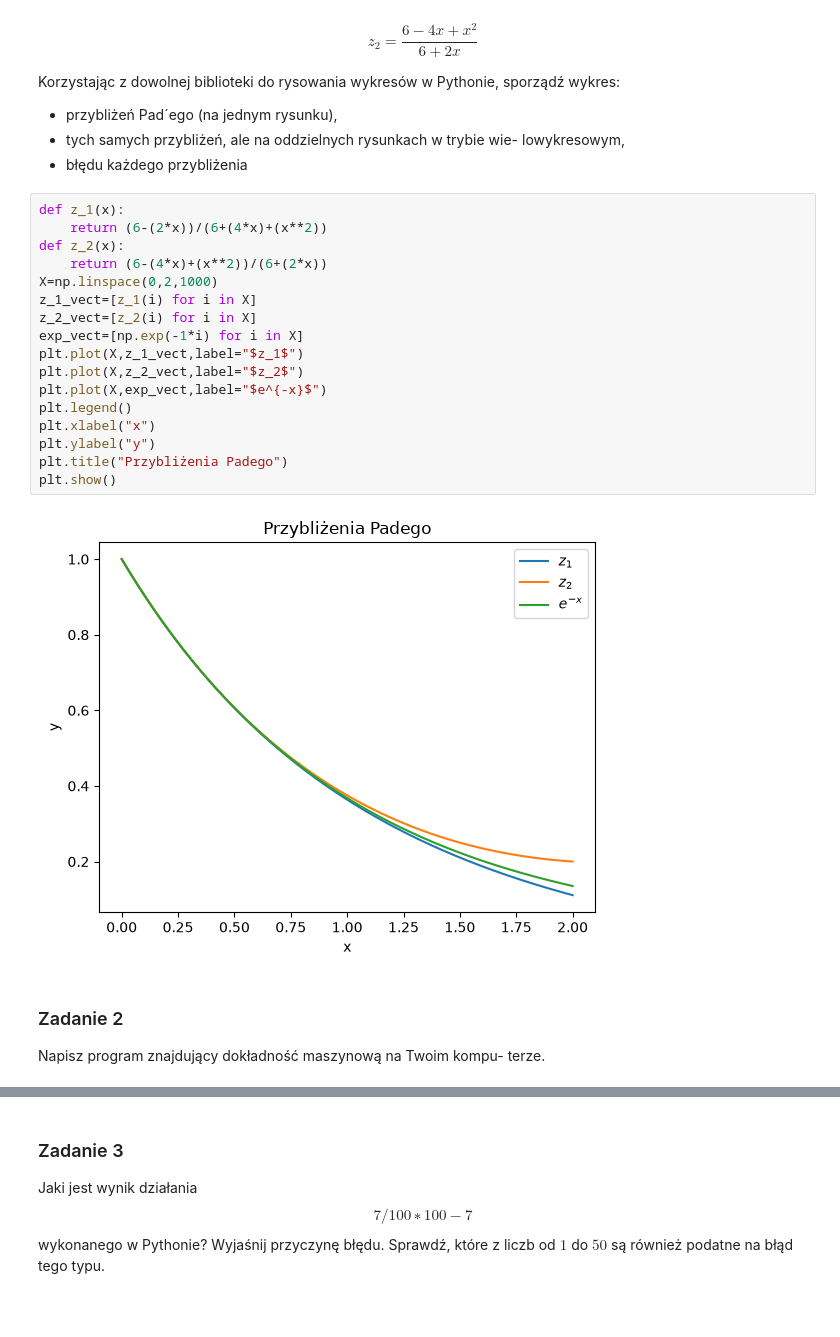
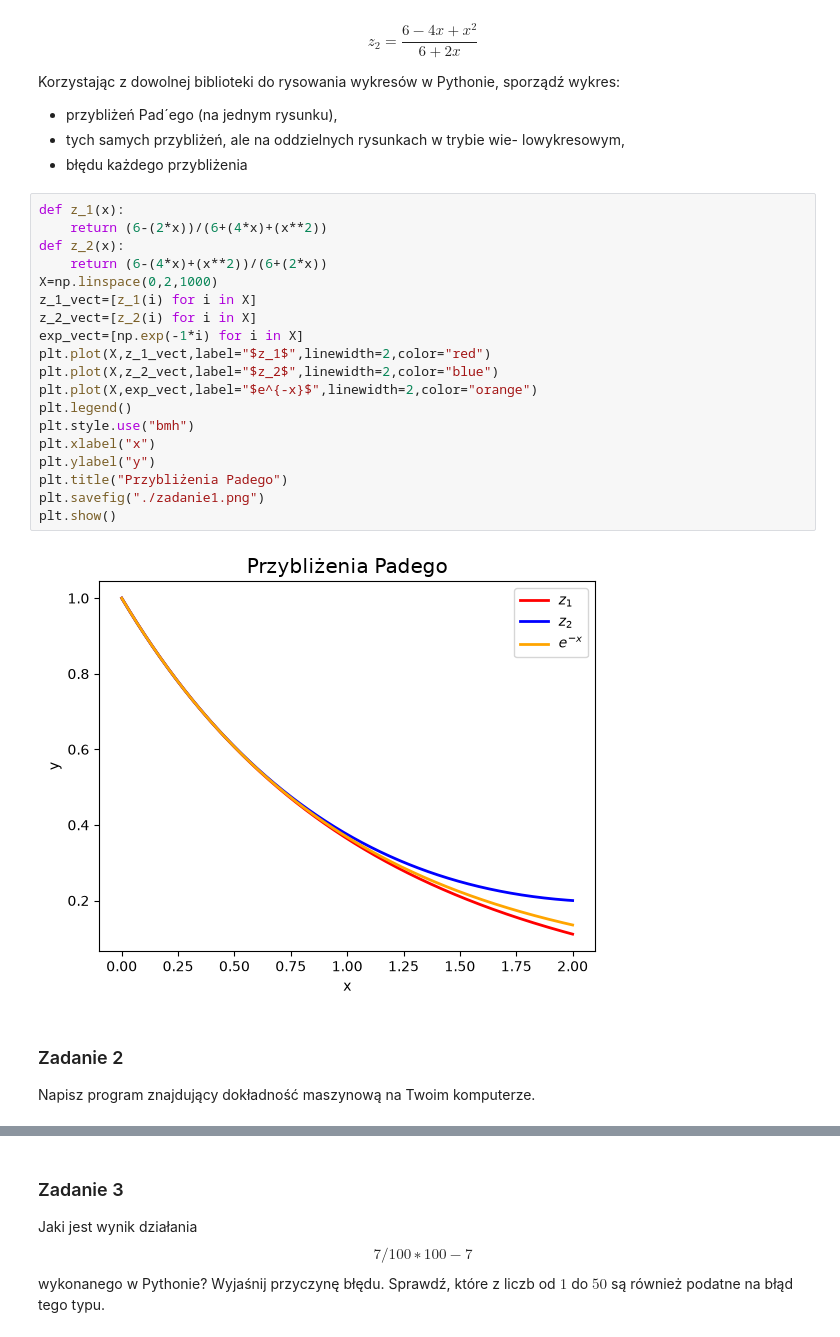
Before and after one commit to JustFren/metody_numeryczne, a Jupyter notebook: lista_1.ipynb, the cells around one changed output, grey strips where cells are left out. Drawn from its saved outputs; the diff is of its cells as text; blank space fills up the shorter version.

Commit message:
zadanie 2 i 3 for real this time

```diff
--- a/lista_1.ipynb
+++ b/lista_1.ipynb
@@ -23,23 +23,24 @@ lowykresowym,
 # %%
 def z_1(x):
     return (6-(2*x))/(6+(4*x)+(x**2))
 def z_2(x):
     return (6-(4*x)+(x**2))/(6+(2*x))
 X=np.linspace(0,2,1000)
 z_1_vect=[z_1(i) for i in X]
 z_2_vect=[z_2(i) for i in X]
 exp_vect=[np.exp(-1*i) for i in X]
-plt.plot(X,z_1_vect,label="$z_1$")
-plt.plot(X,z_2_vect,label="$z_2$")
-plt.plot(X,exp_vect,label="$e^{-x}$")
+plt.plot(X,z_1_vect,label="$z_1$",linewidth=2,color="red")
+plt.plot(X,z_2_vect,label="$z_2$",linewidth=2,color="blue")
+plt.plot(X,exp_vect,label="$e^{-x}$",linewidth=2,color="orange")
 plt.legend()
+plt.style.use("bmh")
 plt.xlabel("x")
 plt.ylabel("y")
 plt.title("Przybliżenia Padego")
+plt.savefig("./zadanie1.png")
 plt.show()
 # %% [output]
-[figure, old version]
+[figure, new version]
 # %% [markdown]
 ### Zadanie 2
-Napisz program znajdujący dokładność maszynową na Twoim kompu-
-terze.
+Napisz program znajdujący dokładność maszynową na Twoim komputerze.
```
Also changed, not shown: parts of 4 cells of this notebook, 1 other file.
